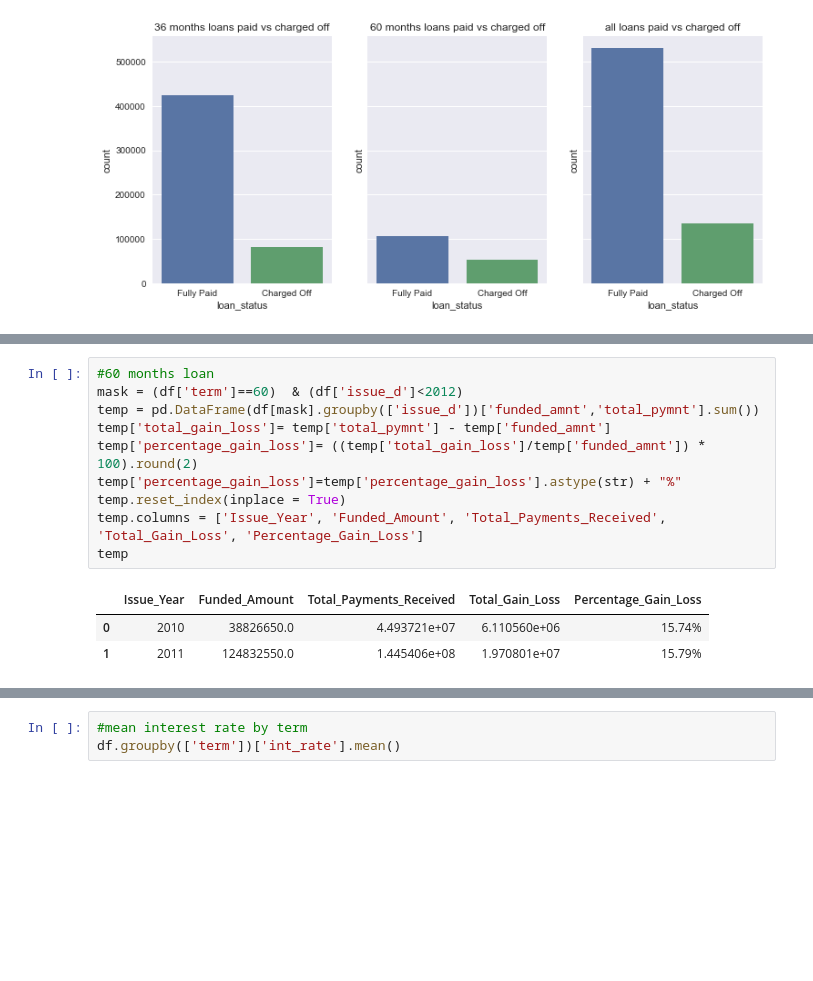
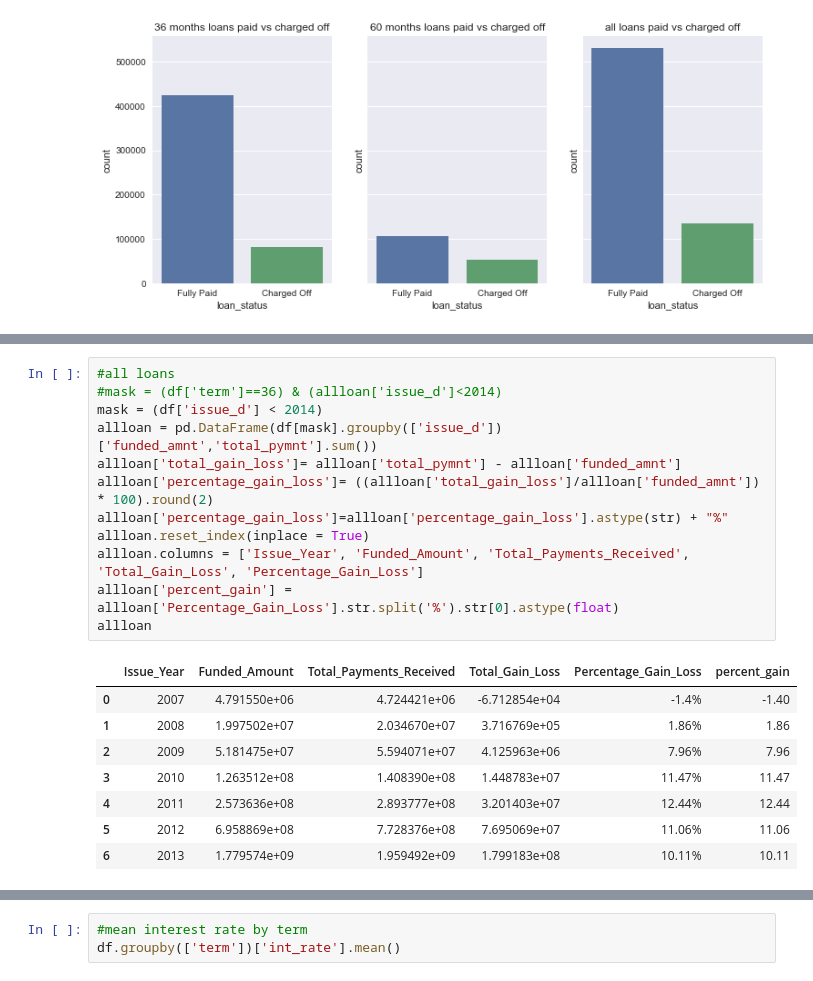
Before and after one commit to petehwu/LendingClub.com-Loan-Analysis, a Jupyter notebook: ipynb_final/Capstone_EDA_09092017.ipynb, the cells around one changed output, grey strips where cells are left out. Drawn from its saved outputs; the diff is of its cells as text; blank space fills up the shorter version.

```diff
--- a/ipynb_final/Capstone_EDA_09092017.ipynb
+++ b/ipynb_final/Capstone_EDA_09092017.ipynb
@@ -109,14 +143,21 @@ temp
 # %%
-#60 months loan
-mask = (df['term']==60)  & (df['issue_d']<2012)
-temp = pd.DataFrame(df[mask].groupby(['issue_d'])['funded_amnt','total_pymnt'].sum())
-temp['total_gain_loss']= temp['total_pymnt'] - temp['funded_amnt']
-temp['percentage_gain_loss']= ((temp['total_gain_loss']/temp['funded_amnt']) * 100).round(2)
-temp['percentage_gain_loss']=temp['percentage_gain_loss'].astype(str) + "%"
-temp.reset_index(inplace = True)
-temp.columns = ['Issue_Year', 'Funded_Amount', 'Total_Payments_Received', 'Total_Gain_Loss', 'Percentage_Gain_Loss']
-temp
+#all loans
+#mask = (df['term']==36) & (allloan['issue_d']<2014)
+mask = (df['issue_d'] < 2014)
+allloan = pd.DataFrame(df[mask].groupby(['issue_d'])['funded_amnt','total_pymnt'].sum())
+allloan['total_gain_loss']= allloan['total_pymnt'] - allloan['funded_amnt']
+allloan['percentage_gain_loss']= ((allloan['total_gain_loss']/allloan['funded_amnt']) * 100).round(2)
+allloan['percentage_gain_loss']=allloan['percentage_gain_loss'].astype(str) + "%"
+allloan.reset_index(inplace = True)
+allloan.columns = ['Issue_Year', 'Funded_Amount', 'Total_Payments_Received', 'Total_Gain_Loss', 'Percentage_Gain_Loss']
+allloan['percent_gain'] = allloan['Percentage_Gain_Loss'].str.split('%').str[0].astype(float)
+allloan
 # %% [output]
-|  | Issue_Year | Funded_Amount | Total_Payments_Received | Total_Gain_Loss | Percentage_Gain_Loss |
-| 0 | 2010 | 38826650.0 | 4.493721e+07 | 6.110560e+06 | 15.74% |
-| 1 | 2011 | 124832550.0 | 1.445406e+08 | 1.970801e+07 | 15.79% |
+|  | Issue_Year | Funded_Amount | Total_Payments_Received | Total_Gain_Loss | Percentage_Gain_Loss | percent_gain |
+| 0 | 2007 | 4.791550e+06 | 4.724421e+06 | -6.712854e+04 | -1.4% | -1.40 |
+| 1 | 2008 | 1.997502e+07 | 2.034670e+07 | 3.716769e+05 | 1.86% | 1.86 |
+| 2 | 2009 | 5.181475e+07 | 5.594071e+07 | 4.125963e+06 | 7.96% | 7.96 |
+| 3 | 2010 | 1.263512e+08 | 1.408390e+08 | 1.448783e+07 | 11.47% | 11.47 |
+| 4 | 2011 | 2.573636e+08 | 2.893777e+08 | 3.201403e+07 | 12.44% | 12.44 |
+| 5 | 2012 | 6.958869e+08 | 7.728376e+08 | 7.695069e+07 | 11.06% | 11.06 |
+| 6 | 2013 | 1.779574e+09 | 1.959492e+09 | 1.799183e+08 | 10.11% | 10.11 |
```
Also changed, not shown: parts of 33 cells of this notebook.
